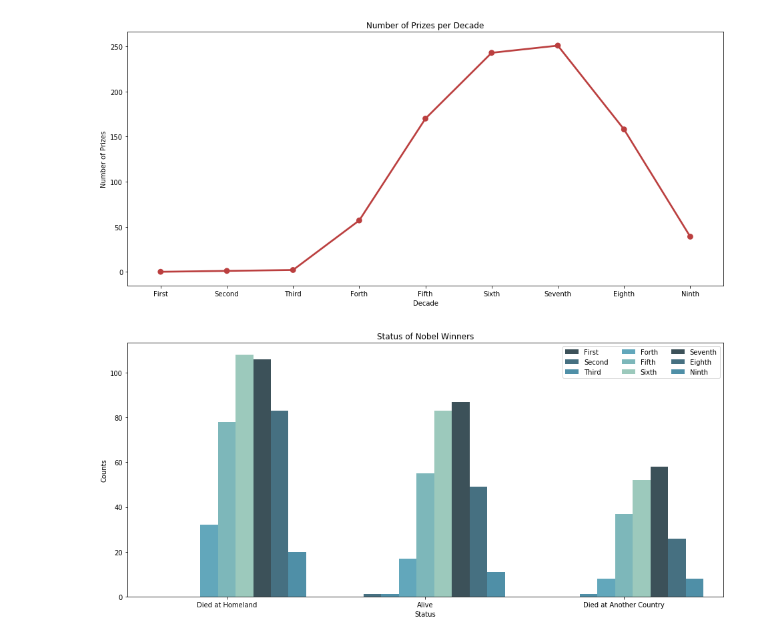
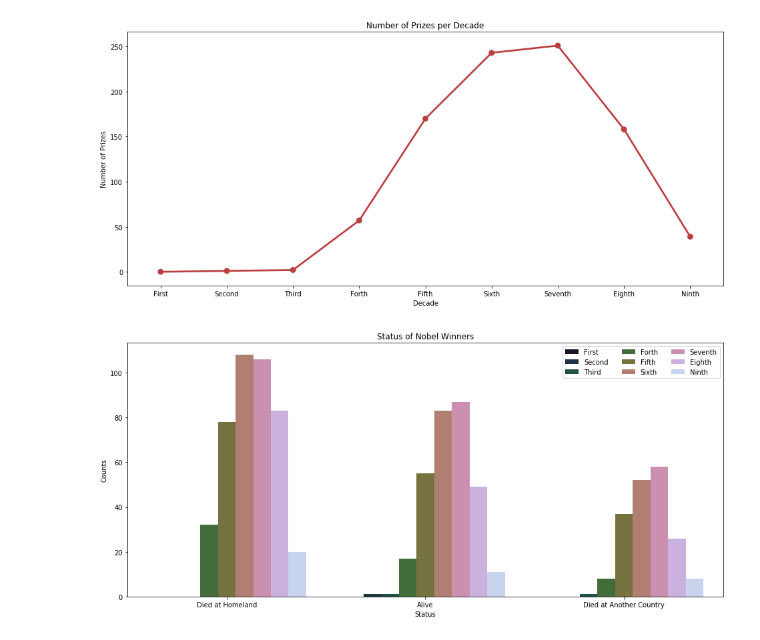
Before and after one commit to SoroushGhaderi/nobel_laureates_data_analysis, a Jupyter notebook: nobel_laureates.ipynb, the cells around one changed output. Drawn from its saved outputs; the diff is of its cells as text; code cells hidden in the pictures.

```diff
--- a/nobel_laureates.ipynb
+++ b/nobel_laureates.ipynb
@@ -66,12 +66,12 @@ for index, value in nobel.iterrows():
         nobel.loc[index, "status"] = "Died at Another Country"
 # %%
 plt.figure(figsize = (16, 7))
-sns.countplot(x= "status", hue= "decade", data= nobel, palette= sns.color_palette("GnBu_d"),
+sns.countplot(x= "status", hue= "decade", data= nobel, palette= sns.color_palette("cubehelix", 10),
               order=["Died at Homeland", "Alive", "Died at Another Country"])
 plt.xlabel("Status")
 plt.ylabel("Counts")
 plt.title("Status of Nobel Winners")
 plt.legend(ncol= 3)
 plt.show()
 # %% [output]
-[figure, old version]
+[figure, new version]
```
Also changed, not shown: parts of 2 cells of this notebook.
